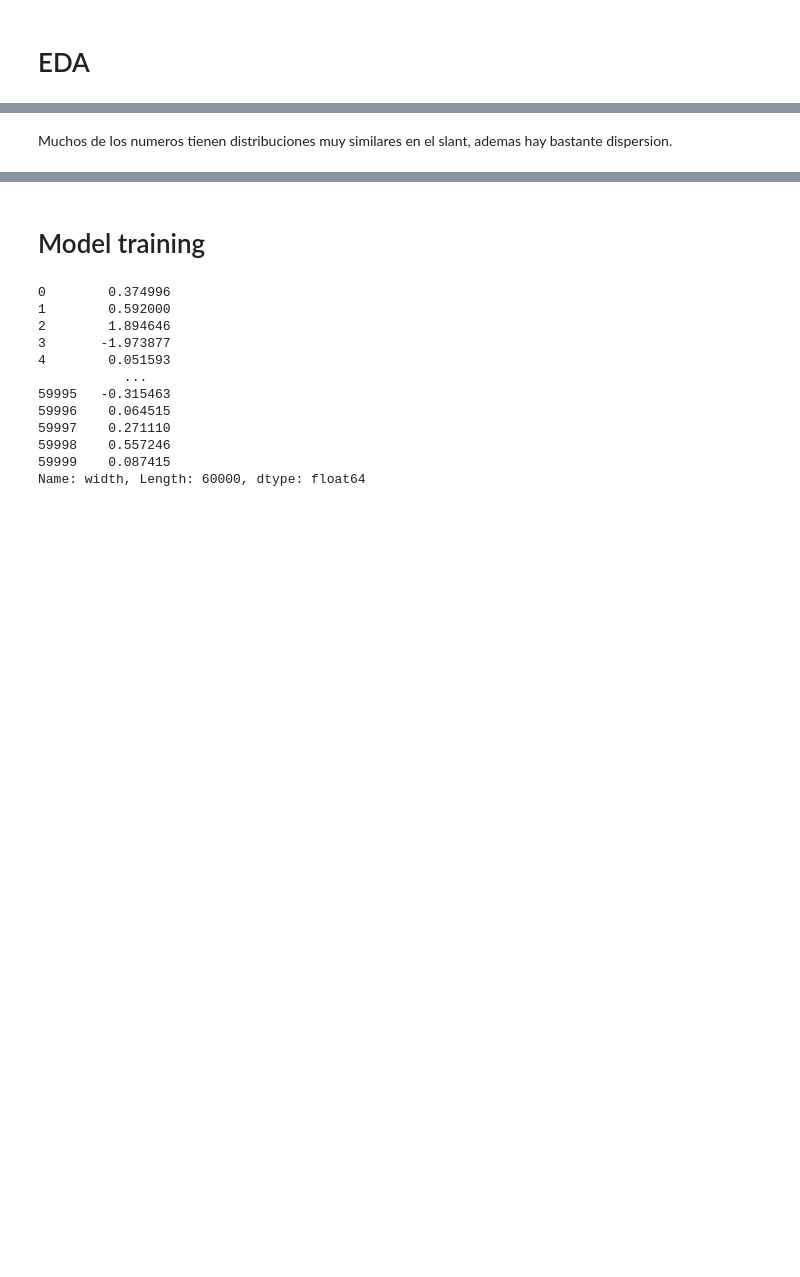
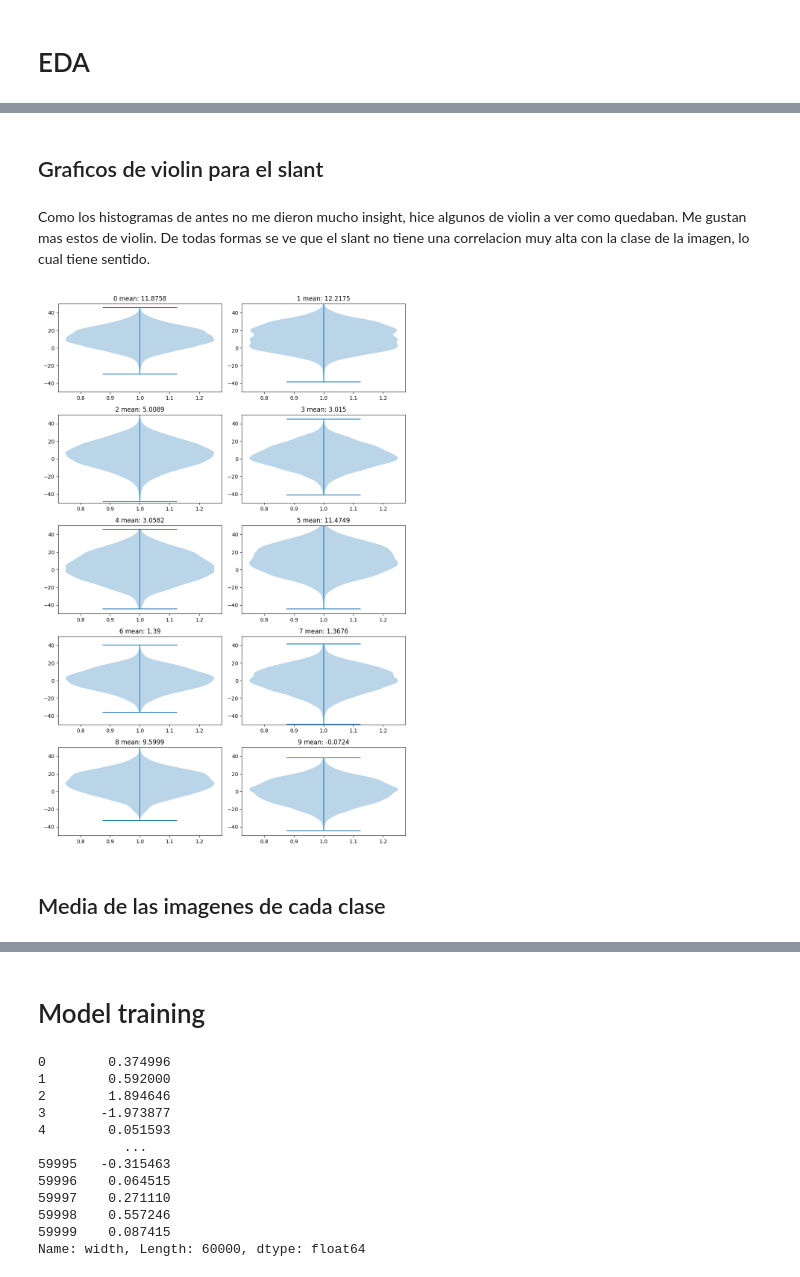
Before and after one commit to GullinoAgus/TP01-RN, a Jupyter notebook: Regresion/MNIST.ipynb, the cells around one changed output, grey strips where cells are left out. Saved outputs shown, nothing was run; the diff lists cells and outputs as text; code cells hidden in the pictures; blank space fills up the shorter version.

```diff
--- a/Regresion/MNIST.ipynb
+++ b/Regresion/MNIST.ipynb
@@ -51,15 +74,21 @@ plt2.plot_images(class_mean_x)
+# %% [markdown]
+## Graficos de violin para el slant
+# %% [markdown]
+Como los histogramas de antes no me dieron mucho insight, hice algunos de violin a ver como quedaban. Me gustan mas estos de violin. De todas formas se ve que el slant no tiene una correlacion muy alta con la clase de la imagen, lo cual tiene sentido.
 # %%
 fig, axes = plt.subplots(5, 2, )
 fig.set_figwidth(10)
 fig.set_figheight(15)
 fig.set_tight_layout(True)
 for i in range(len(axes)):
     for j in range(len(axes[i])):
         slants = train_morpho["slant"][y_train==(2*i+j)]
         axes[i, j].violinplot(slants)
         axes[i,j].set_title(f"{2*i+j} mean: {np.round(np.mean(slants), 4)}")
-        axes[i,j].set_ylim(bottom=-1.1, top=1.1)
+        axes[i,j].set_ylim(bottom=-50, top=50)
 
 plt.show()
+# %% [output]
+[figure, added]
-# %% [markdown]
-Muchos de los numeros tienen distribuciones muy similares en el slant, ademas hay bastante dispersion.
+# %% [markdown]
+## Media de las imagenes de cada clase
```
Also changed, not shown: parts of 39 cells of this notebook, 24 other files.
